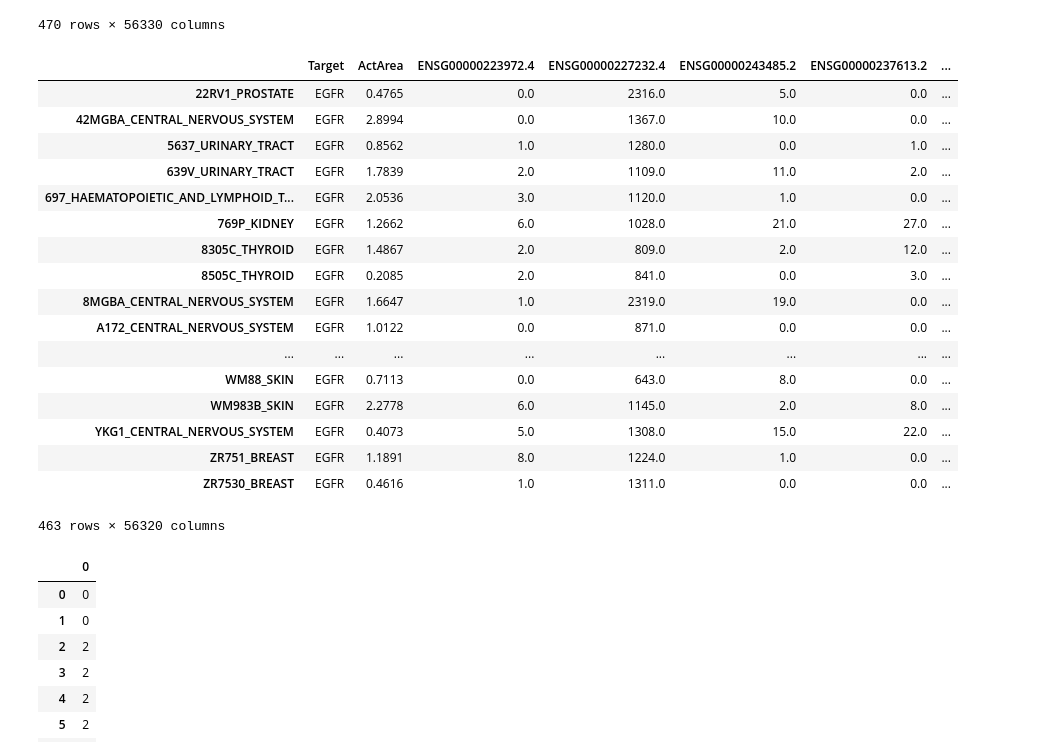
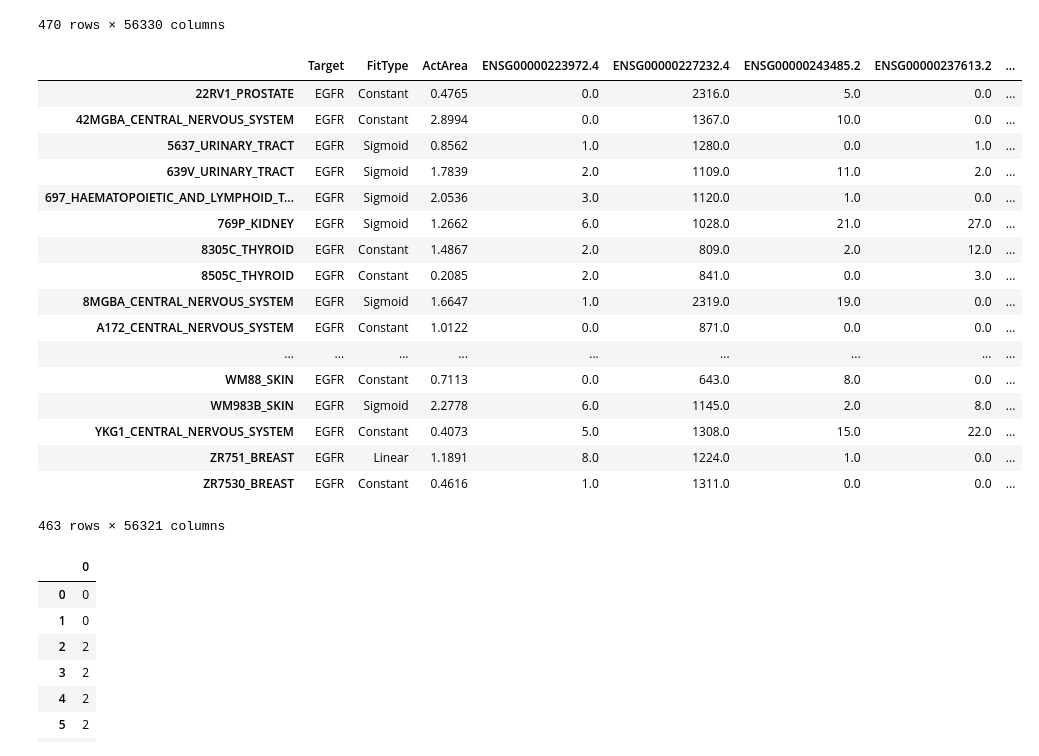
Before and after one commit to Naghipourfar/CCLE, a Jupyter notebook: Code/DataAnalysis.ipynb, the cells around one changed output. Saved outputs shown, nothing was run; the diff lists cells and outputs as text; code cells hidden in the pictures.

```diff
--- a/Code/DataAnalysis.ipynb
+++ b/Code/DataAnalysis.ipynb
@@ -180,34 +180,33 @@ data = pd.read_csv('../Data/Drugs_data/17-AAG.csv', index_col='Unnamed: 0')
 # %%
 drug_data.drop(['Primary Cell Line Name',
            'Compound',
            'Doses (uM)',
            'Activity Data (median)',
            'Activity SD',
            'Num Data',
-           'FitType',
            'EC50 (uM)',
            'IC50 (uM)',
            'Amax']
           , axis=1)
 # %% [output]
-|  | Target | ActArea | ENSG00000223972.4 | ENSG00000227232.4 | ENSG00000243485.2 | ENSG00000237613.2 | ... |
-| 22RV1_PROSTATE | EGFR | 0.4765 | 0.0 | 2316.0 | 5.0 | 0.0 | ... |
-| 42MGBA_CENTRAL_NERVOUS_SYSTEM | EGFR | 2.8994 | 0.0 | 1367.0 | 10.0 | 0.0 | ... |
-| 5637_URINARY_TRACT | EGFR | 0.8562 | 1.0 | 1280.0 | 0.0 | 1.0 | ... |
-| 639V_URINARY_TRACT | EGFR | 1.7839 | 2.0 | 1109.0 | 11.0 | 2.0 | ... |
-| 697_HAEMATOPOIETIC_AND_LYMPHOID_T... | EGFR | 2.0536 | 3.0 | 1120.0 | 1.0 | 0.0 | ... |
-| 769P_KIDNEY | EGFR | 1.2662 | 6.0 | 1028.0 | 21.0 | 27.0 | ... |
-| 8305C_THYROID | EGFR | 1.4867 | 2.0 | 809.0 | 2.0 | 12.0 | ... |
-| 8505C_THYROID | EGFR | 0.2085 | 2.0 | 841.0 | 0.0 | 3.0 | ... |
-| 8MGBA_CENTRAL_NERVOUS_SYSTEM | EGFR | 1.6647 | 1.0 | 2319.0 | 19.0 | 0.0 | ... |
-| A172_CENTRAL_NERVOUS_SYSTEM | EGFR | 1.0122 | 0.0 | 871.0 | 0.0 | 0.0 | ... |
-| ... | ... | ... | ... | ... | ... | ... | ... |
-| WM88_SKIN | EGFR | 0.7113 | 0.0 | 643.0 | 8.0 | 0.0 | ... |
-| WM983B_SKIN | EGFR | 2.2778 | 6.0 | 1145.0 | 2.0 | 8.0 | ... |
-| YKG1_CENTRAL_NERVOUS_SYSTEM | EGFR | 0.4073 | 5.0 | 1308.0 | 15.0 | 22.0 | ... |
-| ZR751_BREAST | EGFR | 1.1891 | 8.0 | 1224.0 | 1.0 | 0.0 | ... |
-| ZR7530_BREAST | EGFR | 0.4616 | 1.0 | 1311.0 | 0.0 | 0.0 | ... |
+|  | Target | FitType | ActArea | ENSG00000223972.4 | ENSG00000227232.4 | ENSG00000243485.2 | ENSG00000237613.2 | ... |
+| 22RV1_PROSTATE | EGFR | Constant | 0.4765 | 0.0 | 2316.0 | 5.0 | 0.0 | ... |
+| 42MGBA_CENTRAL_NERVOUS_SYSTEM | EGFR | Constant | 2.8994 | 0.0 | 1367.0 | 10.0 | 0.0 | ... |
+| 5637_URINARY_TRACT | EGFR | Sigmoid | 0.8562 | 1.0 | 1280.0 | 0.0 | 1.0 | ... |
+| 639V_URINARY_TRACT | EGFR | Sigmoid | 1.7839 | 2.0 | 1109.0 | 11.0 | 2.0 | ... |
+| 697_HAEMATOPOIETIC_AND_LYMPHOID_T... | EGFR | Sigmoid | 2.0536 | 3.0 | 1120.0 | 1.0 | 0.0 | ... |
+| 769P_KIDNEY | EGFR | Sigmoid | 1.2662 | 6.0 | 1028.0 | 21.0 | 27.0 | ... |
+| 8305C_THYROID | EGFR | Constant | 1.4867 | 2.0 | 809.0 | 2.0 | 12.0 | ... |
+| 8505C_THYROID | EGFR | Constant | 0.2085 | 2.0 | 841.0 | 0.0 | 3.0 | ... |
+| 8MGBA_CENTRAL_NERVOUS_SYSTEM | EGFR | Sigmoid | 1.6647 | 1.0 | 2319.0 | 19.0 | 0.0 | ... |
+| A172_CENTRAL_NERVOUS_SYSTEM | EGFR | Constant | 1.0122 | 0.0 | 871.0 | 0.0 | 0.0 | ... |
+| ... | ... | ... | ... | ... | ... | ... | ... | ... |
+| WM88_SKIN | EGFR | Constant | 0.7113 | 0.0 | 643.0 | 8.0 | 0.0 | ... |
+| WM983B_SKIN | EGFR | Sigmoid | 2.2778 | 6.0 | 1145.0 | 2.0 | 8.0 | ... |
+| YKG1_CENTRAL_NERVOUS_SYSTEM | EGFR | Constant | 0.4073 | 5.0 | 1308.0 | 15.0 | 22.0 | ... |
+| ZR751_BREAST | EGFR | Linear | 1.1891 | 8.0 | 1224.0 | 1.0 | 0.0 | ... |
+| ZR7530_BREAST | EGFR | Constant | 0.4616 | 1.0 | 1311.0 | 0.0 | 0.0 | ... |
-463 rows × 56320 columns
+463 rows × 56321 columns
 # %%
 from sklearn.preprocessing import LabelEncoder
 label_encoder = LabelEncoder()
```
Also changed, not shown: 1 other file.
